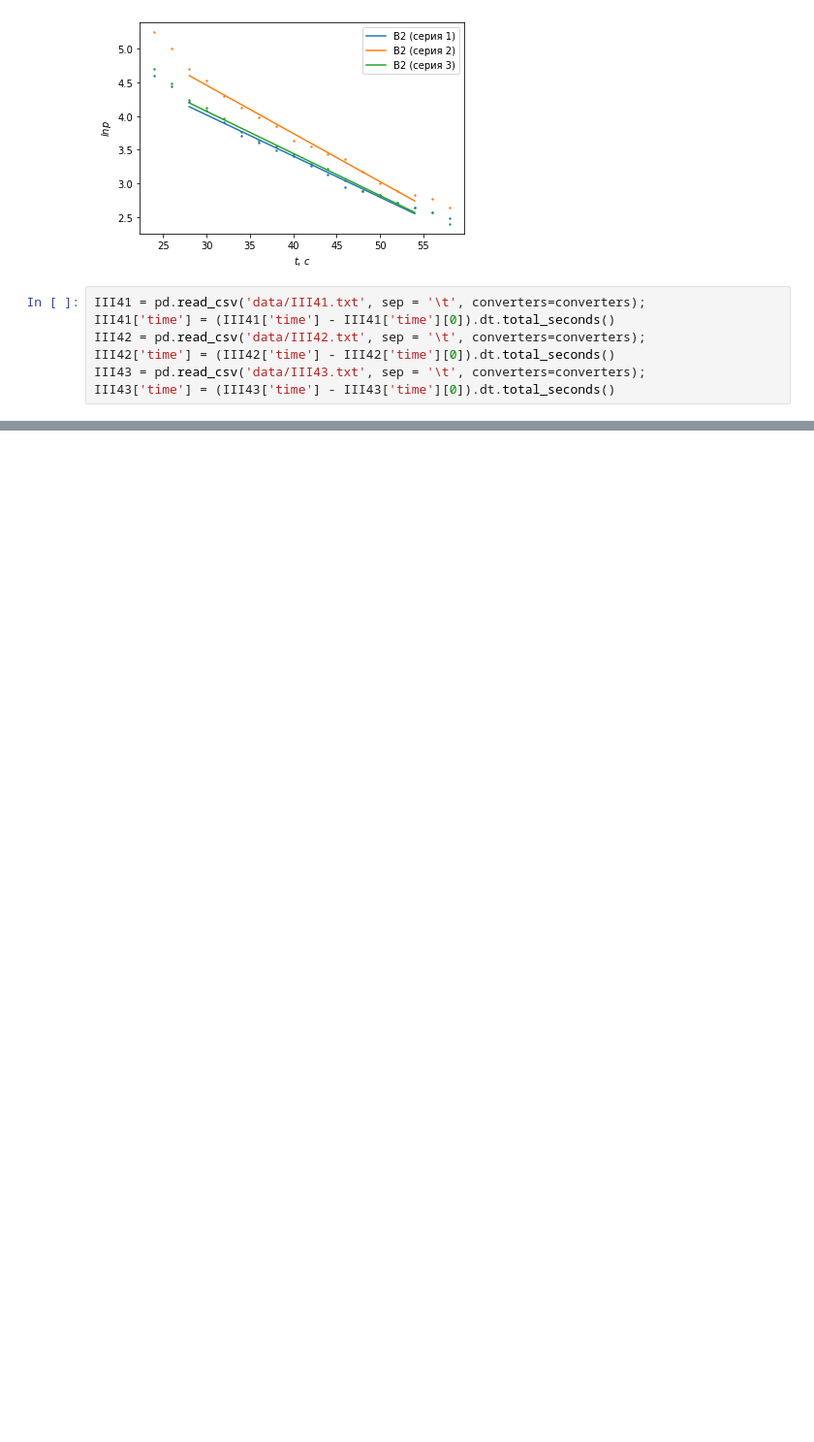
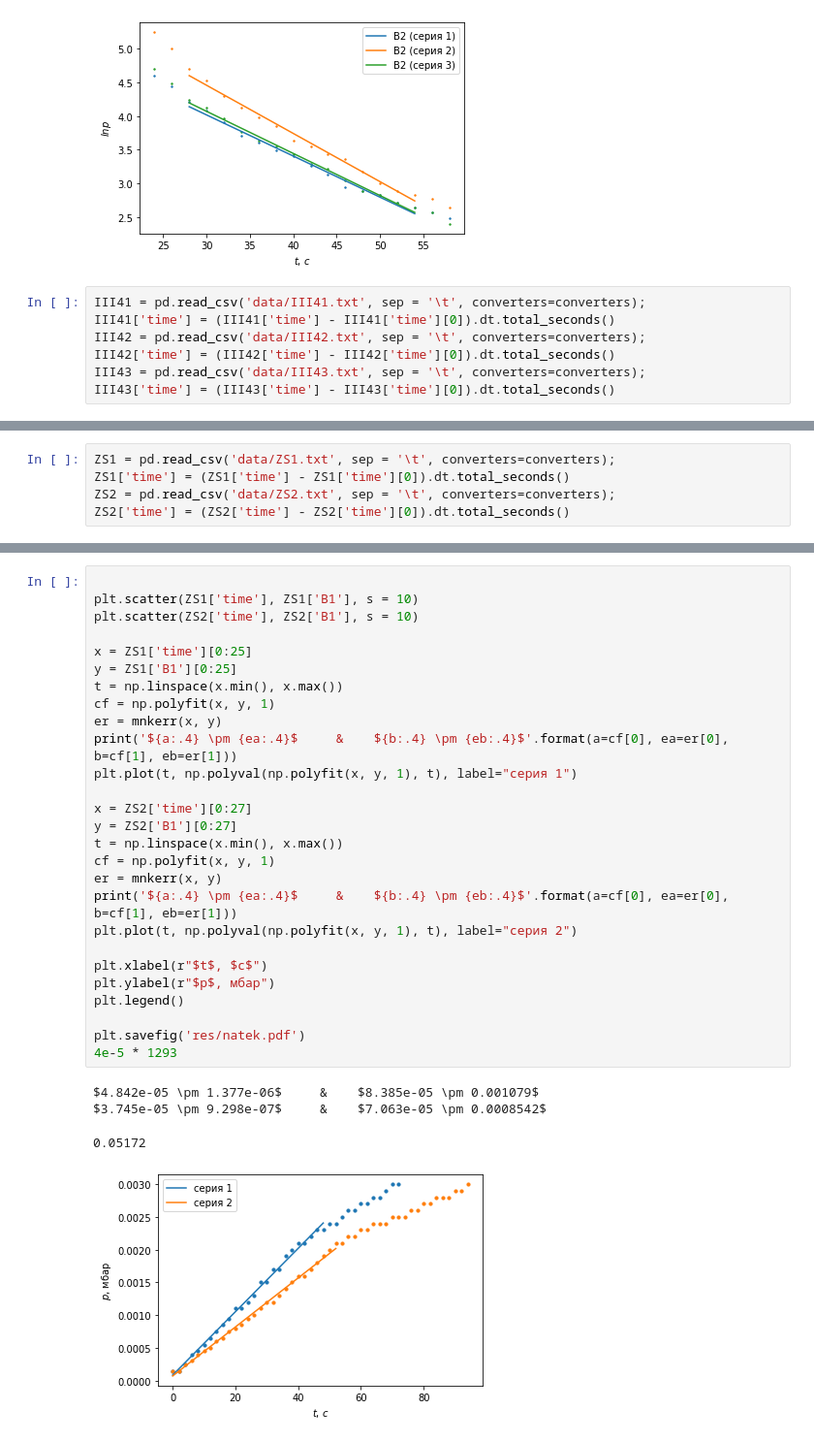
Before and after one commit to d3phys/miptlab, a Jupyter notebook: 2.3.1/231.ipynb, the cells around one changed output, grey strips where cells are left out. Shown at 97% size. Cells and saved outputs as stored; diff of their text form; blank space fills up the shorter version.

```diff
--- a/2.3.1/231.ipynb
+++ b/2.3.1/231.ipynb
@@ -165,0 +201,5 @@ vk * 1e-3 * 0.01193954 * 3600
+# %%
+ZS1 = pd.read_csv('data/ZS1.txt', sep = '\t', converters=converters);
+ZS1['time'] = (ZS1['time'] - ZS1['time'][0]).dt.total_seconds()
+ZS2 = pd.read_csv('data/ZS2.txt', sep = '\t', converters=converters);
+ZS2['time'] = (ZS2['time'] - ZS2['time'][0]).dt.total_seconds()
@@ -165,0 +236,32 @@ vk * 1e-3 * 0.01193954 * 3600
+# %%
+
+plt.scatter(ZS1['time'], ZS1['B1'], s = 10)
+plt.scatter(ZS2['time'], ZS2['B1'], s = 10)
+
+x = ZS1['time'][0:25]
+y = ZS1['B1'][0:25]
+t = np.linspace(x.min(), x.max())
+cf = np.polyfit(x, y, 1)
+er = mnkerr(x, y)
+print('${a:.4} \pm {ea:.4}$     &    ${b:.4} \pm {eb:.4}$'.format(a=cf[0], ea=er[0], b=cf[1], eb=er[1]))
+plt.plot(t, np.polyval(np.polyfit(x, y, 1), t), label="серия 1")
+
+x = ZS2['time'][0:27]
+y = ZS2['B1'][0:27]
+t = np.linspace(x.min(), x.max())
+cf = np.polyfit(x, y, 1)
+er = mnkerr(x, y)
+print('${a:.4} \pm {ea:.4}$     &    ${b:.4} \pm {eb:.4}$'.format(a=cf[0], ea=er[0], b=cf[1], eb=er[1]))
+plt.plot(t, np.polyval(np.polyfit(x, y, 1), t), label="серия 2")
+
+plt.xlabel(r"$t$, $c$")
+plt.ylabel(r"$p$, мбар")
+plt.legend()
+
+plt.savefig('res/natek.pdf')
+4e-5 * 1293
+# %% [output]
+$4.842e-05 \pm 1.377e-06$     &    $8.385e-05 \pm 0.001079$
+$3.745e-05 \pm 9.298e-07$     &    $7.063e-05 \pm 0.0008542$
+0.05172
+[figure, added]
```
Also changed, not shown: parts of 19 cells of this notebook, 8 other files.
